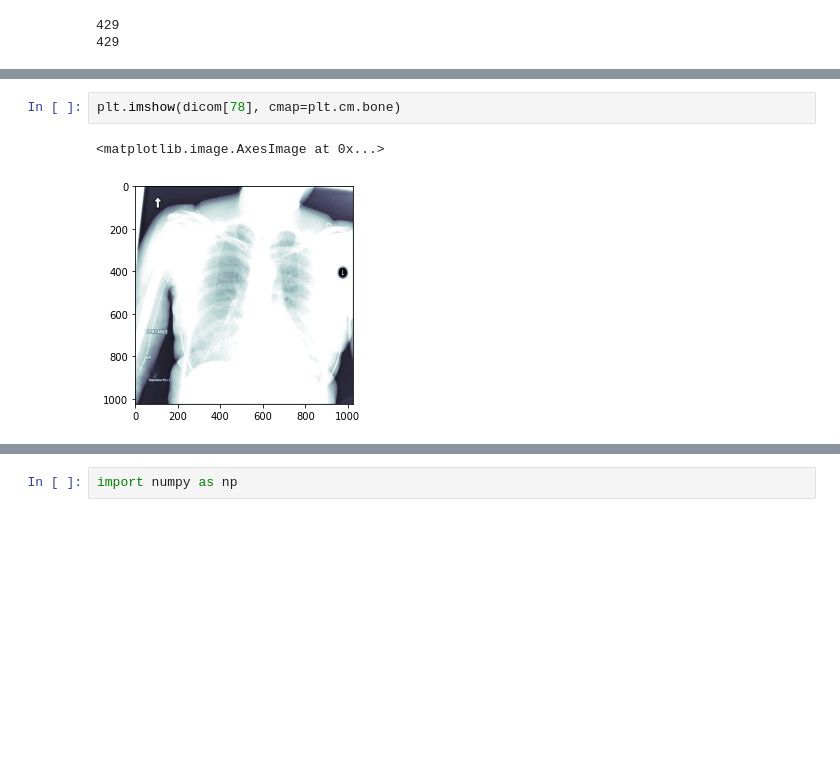
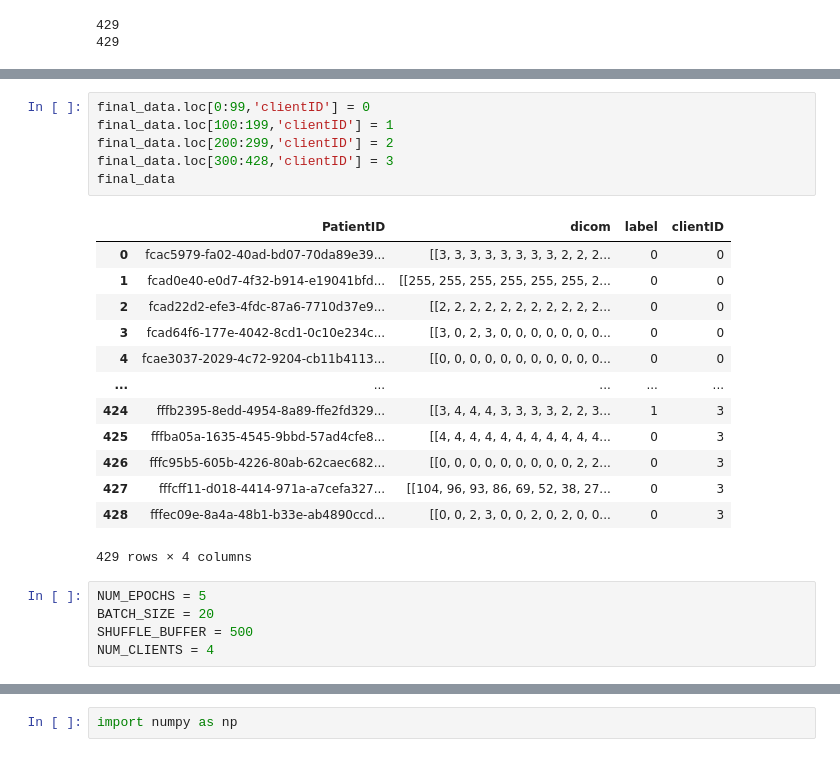
Before and after one commit to harshitadd/CrossPriv, a Jupyter notebook: FederatedCoVIDdetection.ipynb, the cells around one changed output, grey strips where cells are left out. Drawn from its saved outputs; the diff is of its cells as text; blank space fills up the shorter version.

```diff
--- a/FederatedCoVIDdetection.ipynb
+++ b/FederatedCoVIDdetection.ipynb
@@ -114,5 +119,25 @@ final_data
-# %%
-plt.imshow(dicom[78], cmap=plt.cm.bone)
-# %% [output]
-<matplotlib.image.AxesImage at 0x...>
-[figure, removed]
+# %%
+final_data.loc[0:99,'clientID'] = 0
+final_data.loc[100:199,'clientID'] = 1
+final_data.loc[200:299,'clientID'] = 2
+final_data.loc[300:428,'clientID'] = 3
+final_data
+# %% [output]
+|  | PatientID | dicom | label | clientID |
+| 0 | fcac5979-fa02-40ad-bd07-70da89e39... | [[3, 3, 3, 3, 3, 3, 3, 3, 2, 2, 2... | 0 | 0 |
+| 1 | fcad0e40-e0d7-4f32-b914-e19041bfd... | [[255, 255, 255, 255, 255, 255, 2... | 0 | 0 |
+| 2 | fcad22d2-efe3-4fdc-87a6-7710d37e9... | [[2, 2, 2, 2, 2, 2, 2, 2, 2, 2, 2... | 0 | 0 |
+| 3 | fcad64f6-177e-4042-8cd1-0c10e234c... | [[3, 0, 2, 3, 0, 0, 0, 0, 0, 0, 0... | 0 | 0 |
+| 4 | fcae3037-2029-4c72-9204-cb11b4113... | [[0, 0, 0, 0, 0, 0, 0, 0, 0, 0, 0... | 0 | 0 |
+| ... | ... | ... | ... | ... |
+| 424 | fffb2395-8edd-4954-8a89-ffe2fd329... | [[3, 4, 4, 4, 3, 3, 3, 3, 2, 2, 3... | 1 | 3 |
+| 425 | fffba05a-1635-4545-9bbd-57ad4cfe8... | [[4, 4, 4, 4, 4, 4, 4, 4, 4, 4, 4... | 0 | 3 |
+| 426 | fffc95b5-605b-4226-80ab-62caec682... | [[0, 0, 0, 0, 0, 0, 0, 0, 0, 2, 2... | 0 | 3 |
+| 427 | fffcff11-d018-4414-971a-a7cefa327... | [[104, 96, 93, 86, 69, 52, 38, 27... | 0 | 3 |
+| 428 | fffec09e-8a4a-48b1-b33e-ab4890ccd... | [[0, 0, 2, 3, 0, 0, 2, 0, 2, 0, 0... | 0 | 3 |
+429 rows × 4 columns
+# %%
+NUM_EPOCHS = 5
+BATCH_SIZE = 20
+SHUFFLE_BUFFER = 500
+NUM_CLIENTS = 4
```
Also changed, not shown: parts of 19 cells of this notebook.
